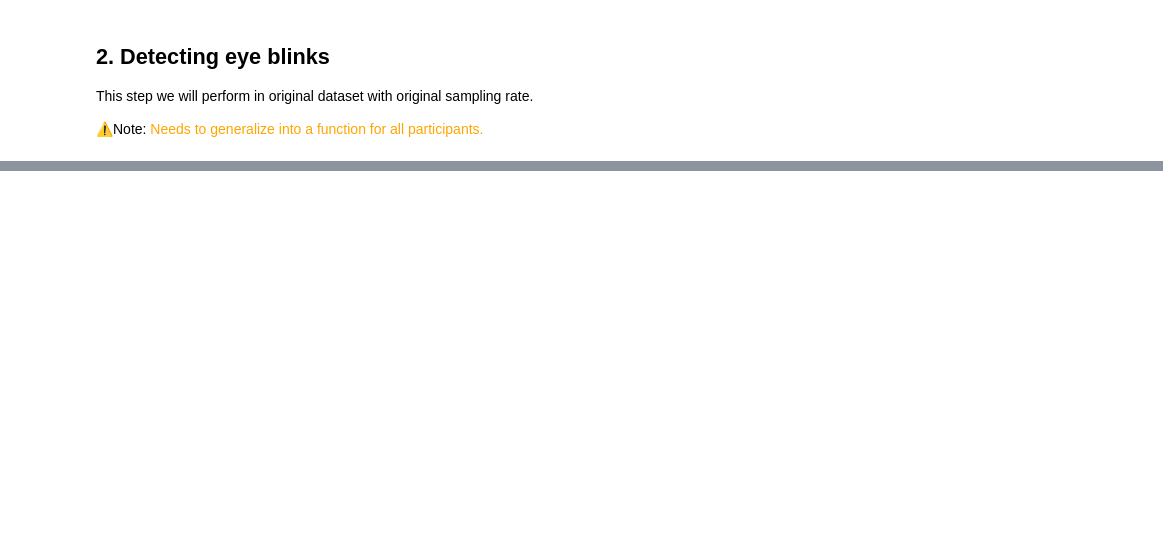
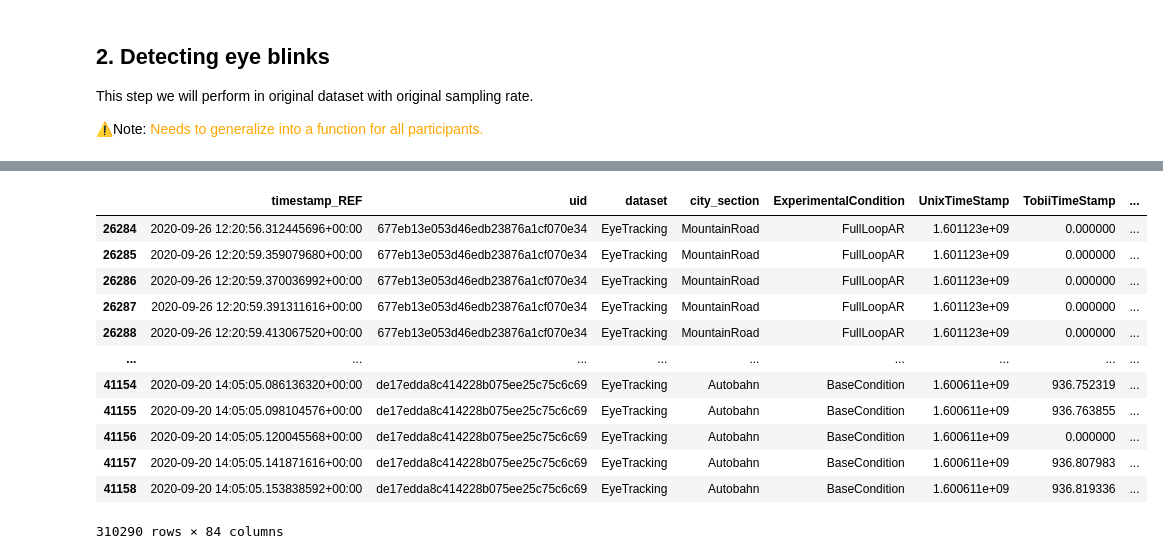
Before and after one commit to JohnMadrid/fpca-takeOverRequests, a Jupyter notebook: preprocessing.ipynb, the cells around one changed output, grey strips where cells are left out. Saved outputs shown, nothing was run; the diff lists cells and outputs as text; code cells hidden in the pictures; blank space fills up the shorter version.

```diff
--- a/preprocessing.ipynb
+++ b/preprocessing.ipynb
@@ -323,0 +307,18 @@ blinks_df
+# %%
+# df = filtered_df[filtered_df['uid'] == 'ff4288f304e74bbf93aa6508c7df8145']
+df = filtered_df[(filtered_df['uid'].isin(sampled_uids))]
+df
+# %% [output]
+|  | timestamp_REF | uid | dataset | city_section | ExperimentalCondition | UnixTimeStamp | TobiiTimeStamp | ... |
+| 26284 | 2020-09-26 12:20:56.312445696+00:00 | 677eb13e053d46edb23876a1cf070e34 | EyeTracking | MountainRoad | FullLoopAR | 1.601123e+09 | 0.000000 | ... |
+| 26285 | 2020-09-26 12:20:59.359079680+00:00 | 677eb13e053d46edb23876a1cf070e34 | EyeTracking | MountainRoad | FullLoopAR | 1.601123e+09 | 0.000000 | ... |
+| 26286 | 2020-09-26 12:20:59.370036992+00:00 | 677eb13e053d46edb23876a1cf070e34 | EyeTracking | MountainRoad | FullLoopAR | 1.601123e+09 | 0.000000 | ... |
+| 26287 | 2020-09-26 12:20:59.391311616+00:00 | 677eb13e053d46edb23876a1cf070e34 | EyeTracking | MountainRoad | FullLoopAR | 1.601123e+09 | 0.000000 | ... |
+| 26288 | 2020-09-26 12:20:59.413067520+00:00 | 677eb13e053d46edb23876a1cf070e34 | EyeTracking | MountainRoad | FullLoopAR | 1.601123e+09 | 0.000000 | ... |
+| ... | ... | ... | ... | ... | ... | ... | ... | ... |
+| 41154 | 2020-09-20 14:05:05.086136320+00:00 | de17edda8c414228b075ee25c75c6c69 | EyeTracking | Autobahn | BaseCondition | 1.600611e+09 | 936.752319 | ... |
+| 41155 | 2020-09-20 14:05:05.098104576+00:00 | de17edda8c414228b075ee25c75c6c69 | EyeTracking | Autobahn | BaseCondition | 1.600611e+09 | 936.763855 | ... |
+| 41156 | 2020-09-20 14:05:05.120045568+00:00 | de17edda8c414228b075ee25c75c6c69 | EyeTracking | Autobahn | BaseCondition | 1.600611e+09 | 0.000000 | ... |
+| 41157 | 2020-09-20 14:05:05.141871616+00:00 | de17edda8c414228b075ee25c75c6c69 | EyeTracking | Autobahn | BaseCondition | 1.600611e+09 | 936.807983 | ... |
+| 41158 | 2020-09-20 14:05:05.153838592+00:00 | de17edda8c414228b075ee25c75c6c69 | EyeTracking | Autobahn | BaseCondition | 1.600611e+09 | 936.819336 | ... |
+310290 rows × 84 columns
```
Also changed, not shown: parts of 29 cells of this notebook.
